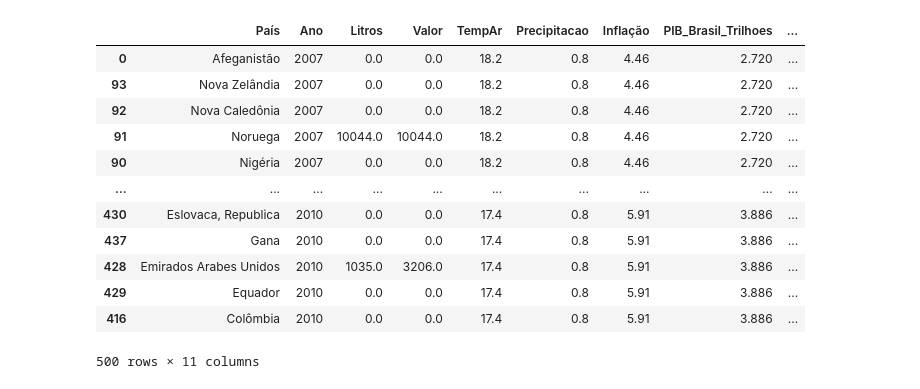
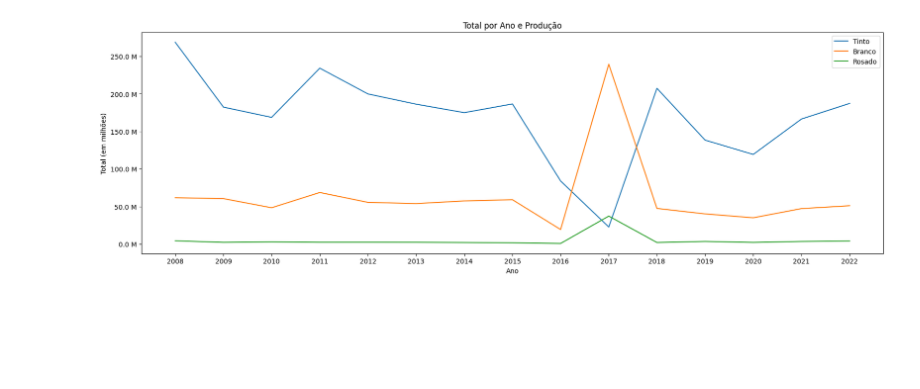
Before and after one commit to TSANTOSLIVE/PROJETO, a Jupyter notebook: main.ipynb, the cells around one changed output. Saved outputs shown, nothing was run; the diff lists cells and outputs as text; code cells hidden in the pictures; blank space fills up the shorter version.

Commit message:
ultima versao

```diff
--- a/main.ipynb
+++ b/main.ipynb
@@ -11,6 +27,7 @@ df_inflacao = pd.read_csv('Data/output/inflacao_brasil.csv', sep=';', encoding="
 df_pib_br = pd.read_csv('Data/output/pib_brasil.csv', sep=';', encoding="utf-8")
 df_pib_rs = pd.read_csv('Data/output/pib_rs.csv', sep=';', encoding="utf-8")
 df_dolar = pd.read_csv('Data/output/dolar_mediana_ano.csv', encoding="utf-8")
+df_producao = pd.read_csv('Data/output/Producao.csv')
 # %%
 # Renomeando colunas
 df_pib_br = df_pib_br.rename(columns={'Valor': 'PIB_Brasil_Trilhoes'})
@@ -50,19 +67,3 @@ df_unificado = df_unificado.sort_values(by=['Ano'])
 # %%
 # Calculando o valor por litro
 df_unificado['ValorPorLitro'] = (df_unificado['Valor'] / df_unificado['Litros']).round(2)
-# %%
-df_unificado.iloc[0:500]
-# %% [output]
-|  | País | Ano | Litros | Valor | TempAr | Precipitacao | Inflação | PIB_Brasil_Trilhoes | ... |
-| 0 | Afeganistão | 2007 | 0.0 | 0.0 | 18.2 | 0.8 | 4.46 | 2.720 | ... |
-| 93 | Nova Zelândia | 2007 | 0.0 | 0.0 | 18.2 | 0.8 | 4.46 | 2.720 | ... |
-| 92 | Nova Caledônia | 2007 | 0.0 | 0.0 | 18.2 | 0.8 | 4.46 | 2.720 | ... |
-| 91 | Noruega | 2007 | 10044.0 | 10044.0 | 18.2 | 0.8 | 4.46 | 2.720 | ... |
-| 90 | Nigéria | 2007 | 0.0 | 0.0 | 18.2 | 0.8 | 4.46 | 2.720 | ... |
-| ... | ... | ... | ... | ... | ... | ... | ... | ... | ... |
-| 430 | Eslovaca, Republica | 2010 | 0.0 | 0.0 | 17.4 | 0.8 | 5.91 | 3.886 | ... |
-| 437 | Gana | 2010 | 0.0 | 0.0 | 17.4 | 0.8 | 5.91 | 3.886 | ... |
-| 428 | Emirados Arabes Unidos | 2010 | 1035.0 | 3206.0 | 17.4 | 0.8 | 5.91 | 3.886 | ... |
-| 429 | Equador | 2010 | 0.0 | 0.0 | 17.4 | 0.8 | 5.91 | 3.886 | ... |
-| 416 | Colômbia | 2010 | 0.0 | 0.0 | 17.4 | 0.8 | 5.91 | 3.886 | ... |
-500 rows × 11 columns
@@ -68,0 +85,35 @@ df_unificado.iloc[0:500]
+# %%
+# Producao
+
+# Filtrando os dados de produção de vinho
+df_producao_vinho = df_producao[(df_producao['Tipo'] == 'vinho de mesa') | (df_producao['Tipo'] == 'vinho fino de mesa (vinífera)')]
+
+# Agrupando por produto e somando os valores por ano
+df_producao_soma = df_producao_vinho.groupby('Produto').sum()
+
+# somar o valor das 15 ultimas colunas em total
+df_producao_soma['Total_ultimos_15_anos'] = df_producao_soma.iloc[:, -15:].sum(axis=1)
+
+# top 15 paises
+df_producao_soma = df_producao_soma.sort_values(by='Total_ultimos_15_anos', ascending=False).head(15)
+df_producao_soma = df_producao_soma.drop(columns='Total_ultimos_15_anos')
+
+# Definindo os anos
+anos = df_producao_soma.columns[-15:]
+
+# Plotando os dados
+fig, ax = plt.subplots(figsize=(20,6))
+
+for item in df_producao_soma.index:
+    plt.plot(anos, df_producao_soma.loc[item, anos] / 1_000_000, label=item)
+
+ax.yaxis.set_major_formatter(ticker.FuncFormatter(lambda x, pos: f'{x:.1f} M'))
+
+plt.xlabel('Ano')
+plt.ylabel('Total (em milhões)')
+plt.title('Total por Ano e Produção')
+plt.legend()
+
+plt.show()
+# %% [output]
+[figure, added]
```
Also changed, not shown: parts of 10 cells of this notebook, 7 other files.
